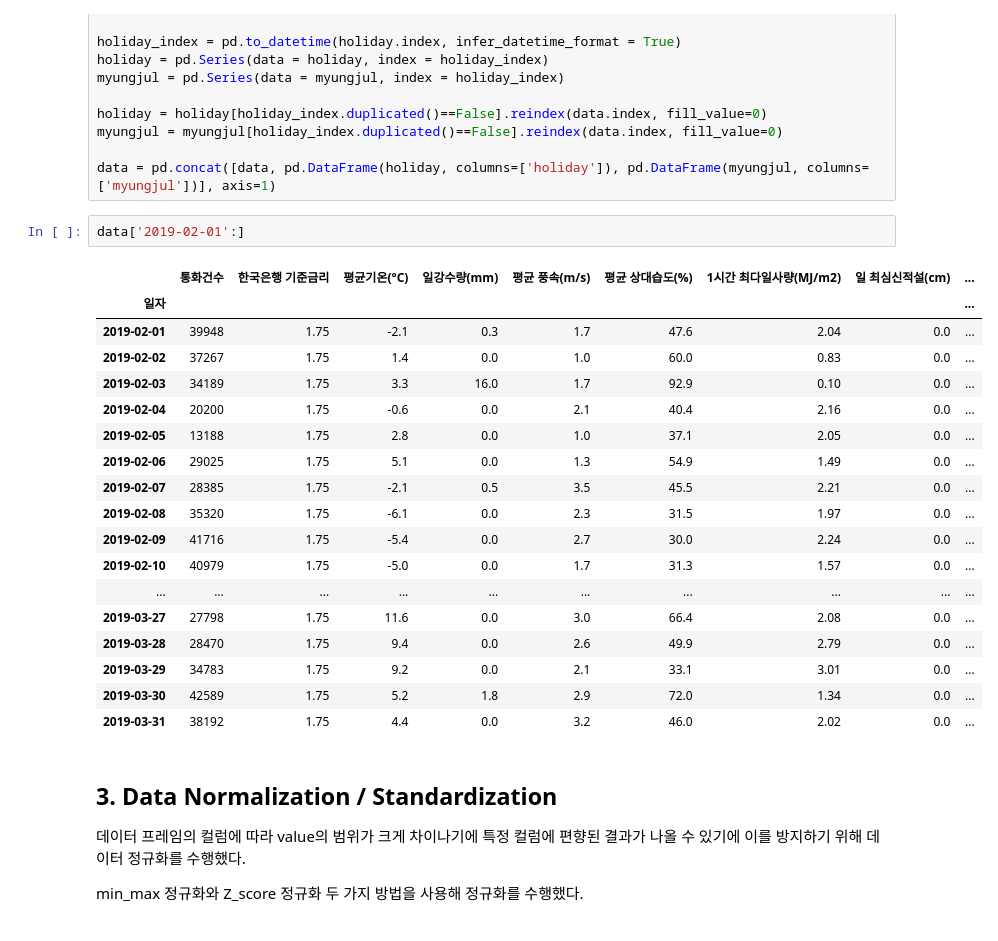
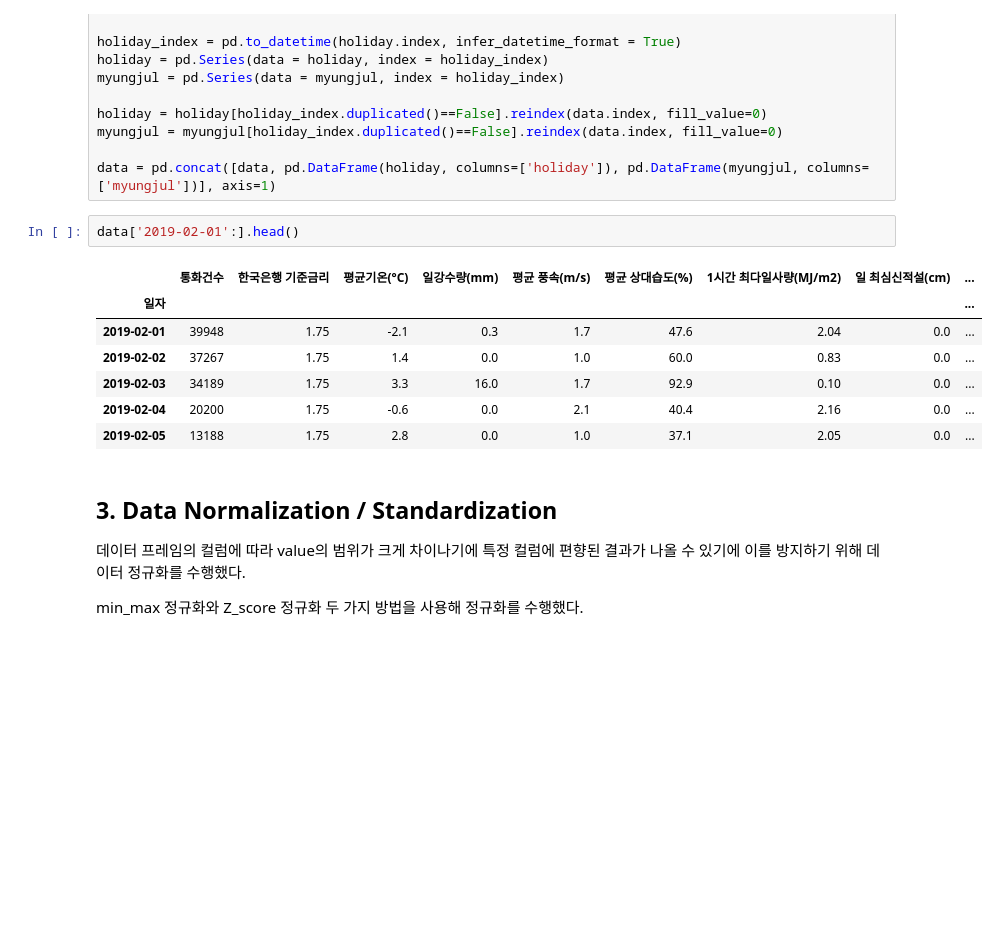
Before and after one commit to ashtapor25/FoodDelivery-Prediction, a Jupyter notebook: FoodDelivery-Prediction.ipynb, the cells around one changed output. Saved outputs shown, nothing was run; the diff lists cells and outputs as text; blank space fills up the shorter version.

```diff
--- a/FoodDelivery-Prediction.ipynb
+++ b/FoodDelivery-Prediction.ipynb
@@ -238,26 +214,15 @@ myungjul = myungjul[holiday_index.duplicated()==False].reindex(data.index, fill_
 
 data = pd.concat([data, pd.DataFrame(holiday, columns=['holiday']), pd.DataFrame(myungjul, columns=['myungjul'])], axis=1)
 # %%
-data['2019-02-01':]
+data['2019-02-01':].head()
 # %% [output]
 |  | 통화건수 | 한국은행 기준금리 | 평균기온(°C) | 일강수량(mm) | 평균 풍속(m/s) | 평균 상대습도(%) | 1시간 최다일사량(MJ/m2) | 일 최심신적설(cm) | ... |
 | 일자 |  |  |  |  |  |  |  |  | ... |
 | 2019-02-01 | 39948 | 1.75 | -2.1 | 0.3 | 1.7 | 47.6 | 2.04 | 0.0 | ... |
 | 2019-02-02 | 37267 | 1.75 | 1.4 | 0.0 | 1.0 | 60.0 | 0.83 | 0.0 | ... |
 | 2019-02-03 | 34189 | 1.75 | 3.3 | 16.0 | 1.7 | 92.9 | 0.10 | 0.0 | ... |
 | 2019-02-04 | 20200 | 1.75 | -0.6 | 0.0 | 2.1 | 40.4 | 2.16 | 0.0 | ... |
 | 2019-02-05 | 13188 | 1.75 | 2.8 | 0.0 | 1.0 | 37.1 | 2.05 | 0.0 | ... |
-| 2019-02-06 | 29025 | 1.75 | 5.1 | 0.0 | 1.3 | 54.9 | 1.49 | 0.0 | ... |
-| 2019-02-07 | 28385 | 1.75 | -2.1 | 0.5 | 3.5 | 45.5 | 2.21 | 0.0 | ... |
-| 2019-02-08 | 35320 | 1.75 | -6.1 | 0.0 | 2.3 | 31.5 | 1.97 | 0.0 | ... |
-| 2019-02-09 | 41716 | 1.75 | -5.4 | 0.0 | 2.7 | 30.0 | 2.24 | 0.0 | ... |
-| 2019-02-10 | 40979 | 1.75 | -5.0 | 0.0 | 1.7 | 31.3 | 1.57 | 0.0 | ... |
-| ... | ... | ... | ... | ... | ... | ... | ... | ... | ... |
-| 2019-03-27 | 27798 | 1.75 | 11.6 | 0.0 | 3.0 | 66.4 | 2.08 | 0.0 | ... |
-| 2019-03-28 | 28470 | 1.75 | 9.4 | 0.0 | 2.6 | 49.9 | 2.79 | 0.0 | ... |
-| 2019-03-29 | 34783 | 1.75 | 9.2 | 0.0 | 2.1 | 33.1 | 3.01 | 0.0 | ... |
-| 2019-03-30 | 42589 | 1.75 | 5.2 | 1.8 | 2.9 | 72.0 | 1.34 | 0.0 | ... |
-| 2019-03-31 | 38192 | 1.75 | 4.4 | 0.0 | 3.2 | 46.0 | 2.02 | 0.0 | ... |
 # %% [markdown]
 ## 3. Data Normalization / Standardization
 
```
Also changed, not shown: parts of 41 cells of this notebook.
